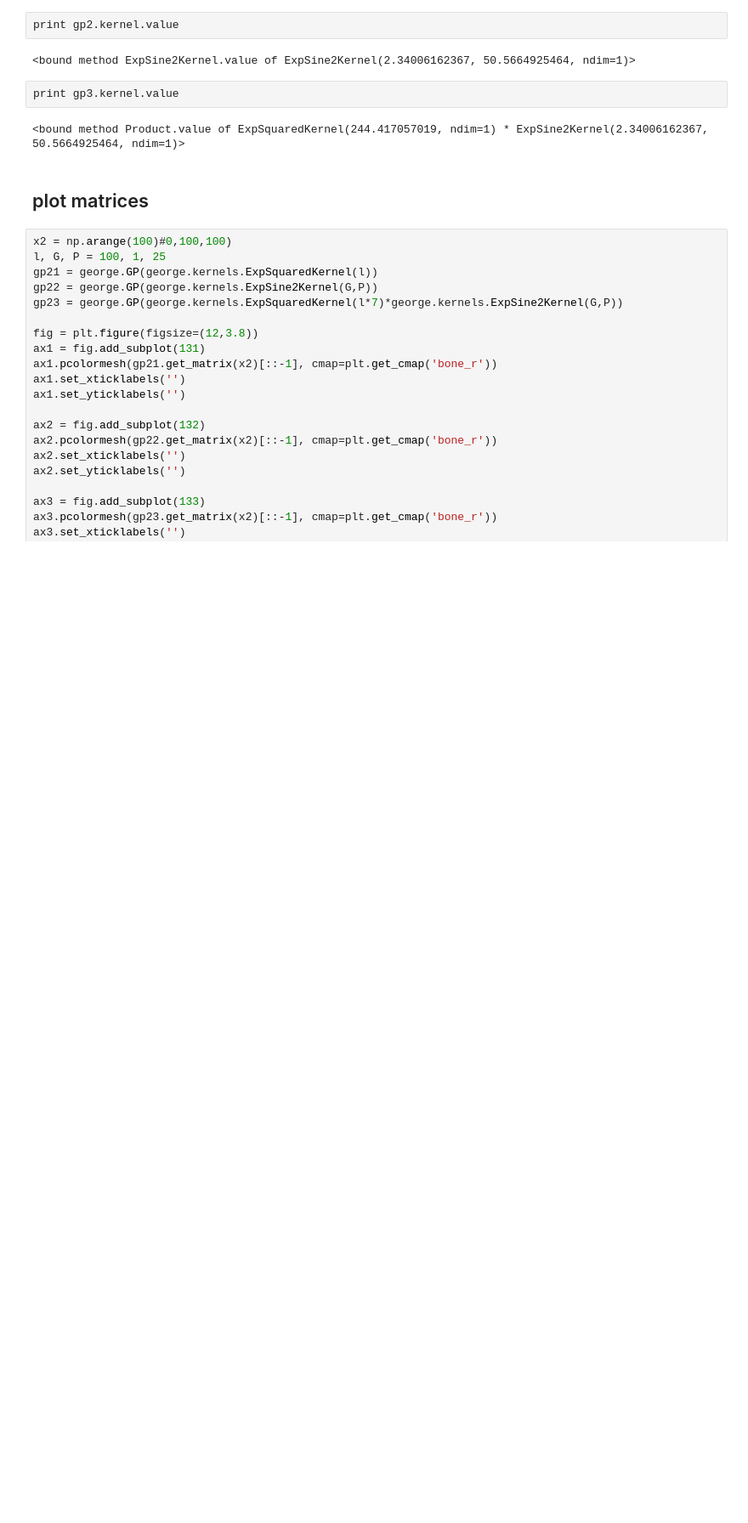
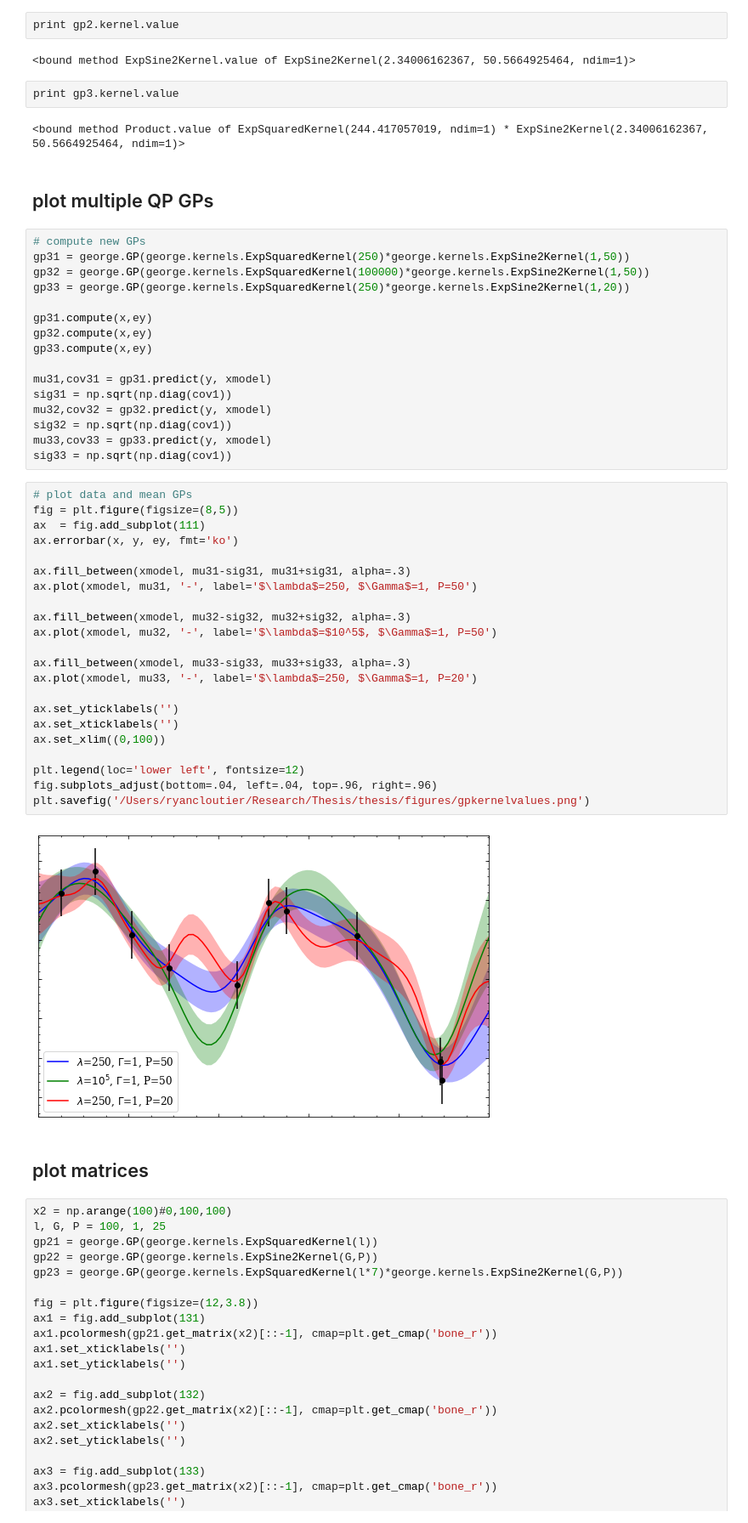
Before and after one commit to r-cloutier/savemythesis, a Jupyter notebook: figures/GP_kernels.ipynb, the cells around one changed output. Shown at 85% size. Saved outputs shown, nothing was run; the diff lists cells and outputs as text; blank space fills up the shorter version.

Commit message:
adding more plots to gp section

```diff
--- a/figures/GP_kernels.ipynb
+++ b/figures/GP_kernels.ipynb
@@ -82,6 +82,48 @@ print gp2.kernel.value
 print gp3.kernel.value
 # %% [output]
 <bound method Product.value of ExpSquaredKernel(244.417057019, ndim=1) * ExpSine2Kernel(2.34006162367, 50.5664925464, ndim=1)>
+# %% [markdown]
+## plot multiple QP GPs
+# %%
+# compute new GPs
+gp31 = george.GP(george.kernels.ExpSquaredKernel(250)*george.kernels.ExpSine2Kernel(1,50))
+gp32 = george.GP(george.kernels.ExpSquaredKernel(100000)*george.kernels.ExpSine2Kernel(1,50))
+gp33 = george.GP(george.kernels.ExpSquaredKernel(250)*george.kernels.ExpSine2Kernel(1,20))
+
+gp31.compute(x,ey)
+gp32.compute(x,ey)
+gp33.compute(x,ey)
+
+mu31,cov31 = gp31.predict(y, xmodel)
+sig31 = np.sqrt(np.diag(cov1))
+mu32,cov32 = gp32.predict(y, xmodel)
+sig32 = np.sqrt(np.diag(cov1))
+mu33,cov33 = gp33.predict(y, xmodel)
+sig33 = np.sqrt(np.diag(cov1))
+# %%
+# plot data and mean GPs
+fig = plt.figure(figsize=(8,5))
+ax  = fig.add_subplot(111)
+ax.errorbar(x, y, ey, fmt='ko')
+
+ax.fill_between(xmodel, mu31-sig31, mu31+sig31, alpha=.3)
+ax.plot(xmodel, mu31, '-', label='$\lambda$=250, $\Gamma$=1, P=50')
+
+ax.fill_between(xmodel, mu32-sig32, mu32+sig32, alpha=.3)
+ax.plot(xmodel, mu32, '-', label='$\lambda$=$10^5$, $\Gamma$=1, P=50')
+
+ax.fill_between(xmodel, mu33-sig33, mu33+sig33, alpha=.3)
+ax.plot(xmodel, mu33, '-', label='$\lambda$=250, $\Gamma$=1, P=20')
+
+ax.set_yticklabels('')
+ax.set_xticklabels('')
+ax.set_xlim((0,100))
+
+plt.legend(loc='lower left', fontsize=12)
+fig.subplots_adjust(bottom=.04, left=.04, top=.96, right=.96)
+plt.savefig('/Users/ryancloutier/Research/Thesis/thesis/figures/gpkernelvalues.png')
+# %% [output]
+[figure, added]
 # %% [markdown]
 ## plot matrices
 # %%
```
Also changed, not shown: parts of 1 cell of this notebook, 2 other files.
